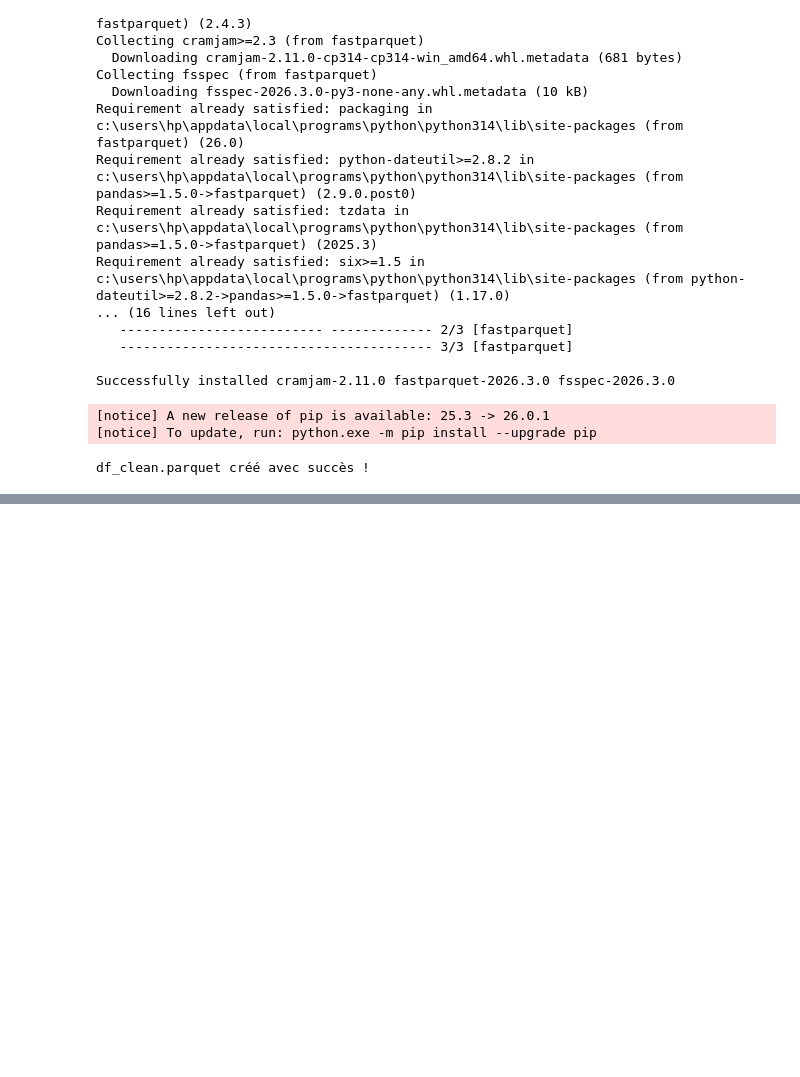
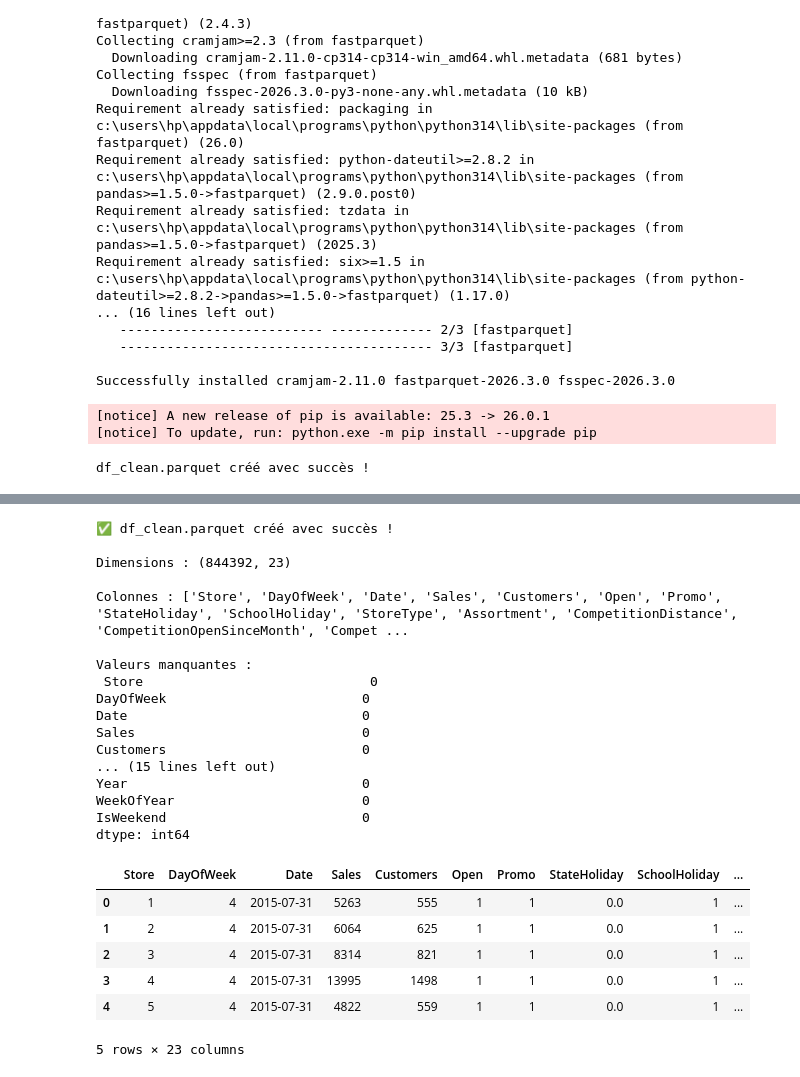
Before and after one commit to Hayerath/PredictRetail-Analytics-Pr-dire-les-ventes-et-piloter-la-performance-d-une-cha-ne-de-distribution, a Jupyter notebook: Notebook EDA.ipynb, the cells around one changed output, grey strips where cells are left out. Saved outputs shown, nothing was run; the diff lists cells and outputs as text; code cells hidden in the pictures; blank space fills up the shorter version.

```diff
--- a/Notebook EDA.ipynb
+++ b/Notebook EDA.ipynb
@@ -540,0 +617,56 @@ df_clean.parquet créé avec succès !
+# %%
+# 🔹 Livrable Jour 1 complet : nettoyage, features, export Parquet + push Git 🔹
+
+import pandas as pd
+import numpy as np
+from sklearn.preprocessing import OrdinalEncoder
+import os
+
+# 1️⃣ Charger les données brutes
+train = pd.read_csv("C:/Users/HP/Downloads/rossmann-store-sales/train.csv")
+store = pd.read_csv("C:/Users/HP/Downloads/rossmann-store-sales/store.csv")
+
+# 2️⃣ Fusion avec store.csv
+train = train.merge(store, on="Store", how="left")
+
+# 3️⃣ Conversion de la colonne Date en datetime
+train["Date"] = pd.to_datetime(train["Date"])
+
+# 4️⃣ Feature engineering
+train["Sales_log"] = np.log1p(train["Sales"])
+train["DayOfWeek"] = train["Date"].dt.dayofweek
+train["Month"] = train["Date"].dt.month
+train["Year"] = train["Date"].dt.year
+train["WeekOfYear"] = train["Date"].dt.isocalendar().week.astype(int)
+train["IsWeekend"] = (train["DayOfWeek"] >= 5).astype(int)
+
+# 5️⃣ Encodage des variables catégorielles
+cat_cols = ["StoreType", "Assortment", "StateHoliday"]
+train["StateHoliday"] = train["StateHoliday"].astype(str)
+encoder = OrdinalEncoder()
+train[cat_cols] = encoder.fit_transform(train[cat_cols])
+
+# 6️⃣ Imputation des valeurs manquantes
+train["CompetitionDistance"].fillna(train["CompetitionDistance"].median(), inplace=True)
+
+# 7️⃣ Supprimer les jours fermés
+train = train[train["Open"] == 1]
+
+# 8️⃣ Export en parquet avec pyarrow
+train.to_parquet("df_clean.parquet", index=False, engine="pyarrow")
+print("✅ df_clean.parquet créé avec succès !")
+
+# 9️⃣ Vérification rapide
+print("\nDimensions :", train.shape)
+print("\nColonnes :", train.columns.tolist())
+print("\nValeurs manquantes :\n", train.isna().sum())
+display(train.head())
+
+# 🔟 Git : commit & push
+files_to_add = ["Notebook Jour 1.ipynb", "df_clean.parquet"]
+os.system(f'git add {" ".join(files_to_add)}')
+commit_message = "Livrable Jour 1 : Notebook complet et dataset nettoyé"
+os.system(f'git commit -m "{commit_message}"')
+os.system("git push origin main")
+print("✅ Push Git effectué avec succès !")
+# %% [output]
@@ -540,0 +680,24 @@ df_clean.parquet créé avec succès !
+✅ df_clean.parquet créé avec succès !
+
+Dimensions : (844392, 23)
+
+Colonnes : ['Store', 'DayOfWeek', 'Date', 'Sales', 'Customers', 'Open', 'Promo', 'StateHoliday', 'SchoolHoliday', 'StoreType', 'Assortment', 'CompetitionDistance', 'CompetitionOpenSinceMonth', 'Compet ...
+
+Valeurs manquantes :
+ Store                             0
+DayOfWeek                         0
+Date                              0
+Sales                             0
+Customers                         0
+... (15 lines left out)
+Year                              0
+WeekOfYear                        0
+IsWeekend                         0
+dtype: int64
+|  | Store | DayOfWeek | Date | Sales | Customers | Open | Promo | StateHoliday | SchoolHoliday | ... |
+| 0 | 1 | 4 | 2015-07-31 | 5263 | 555 | 1 | 1 | 0.0 | 1 | ... |
+| 1 | 2 | 4 | 2015-07-31 | 6064 | 625 | 1 | 1 | 0.0 | 1 | ... |
+| 2 | 3 | 4 | 2015-07-31 | 8314 | 821 | 1 | 1 | 0.0 | 1 | ... |
+| 3 | 4 | 4 | 2015-07-31 | 13995 | 1498 | 1 | 1 | 0.0 | 1 | ... |
+| 4 | 5 | 4 | 2015-07-31 | 4822 | 559 | 1 | 1 | 0.0 | 1 | ... |
+5 rows × 23 columns
```
Also changed, not shown: parts of 9 cells of this notebook, 1 other file.
